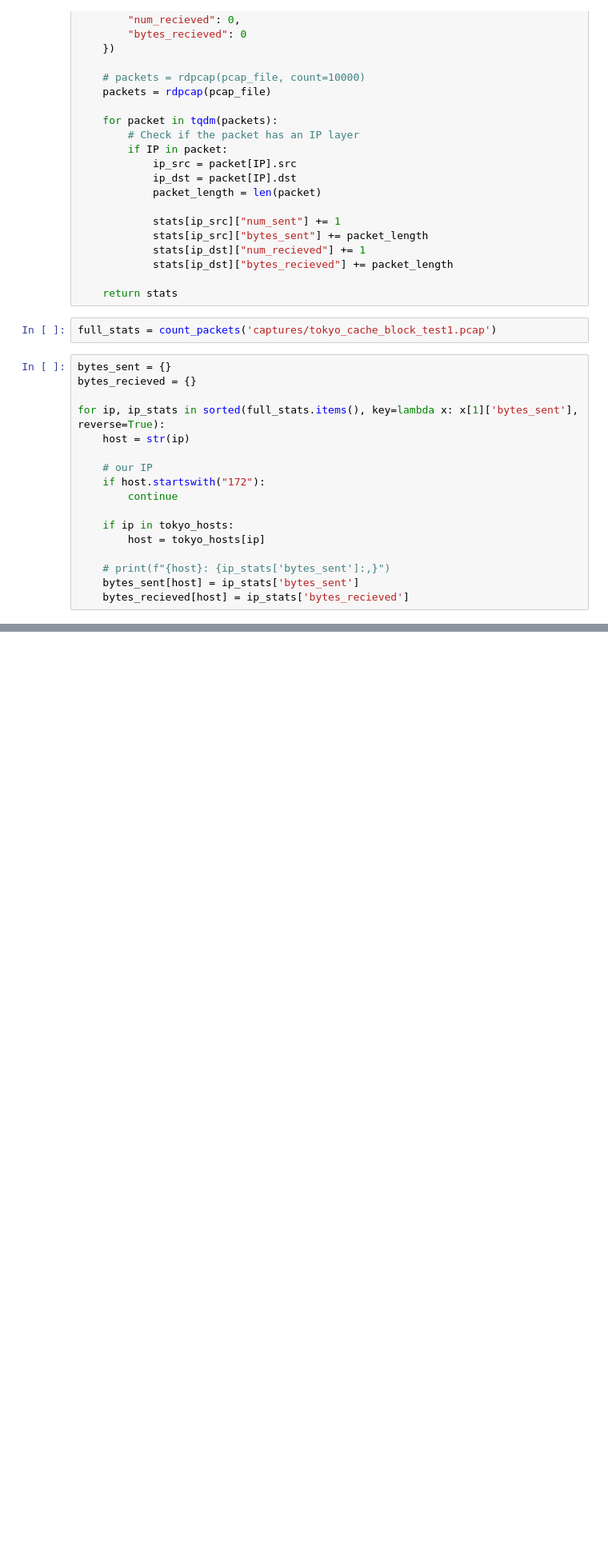
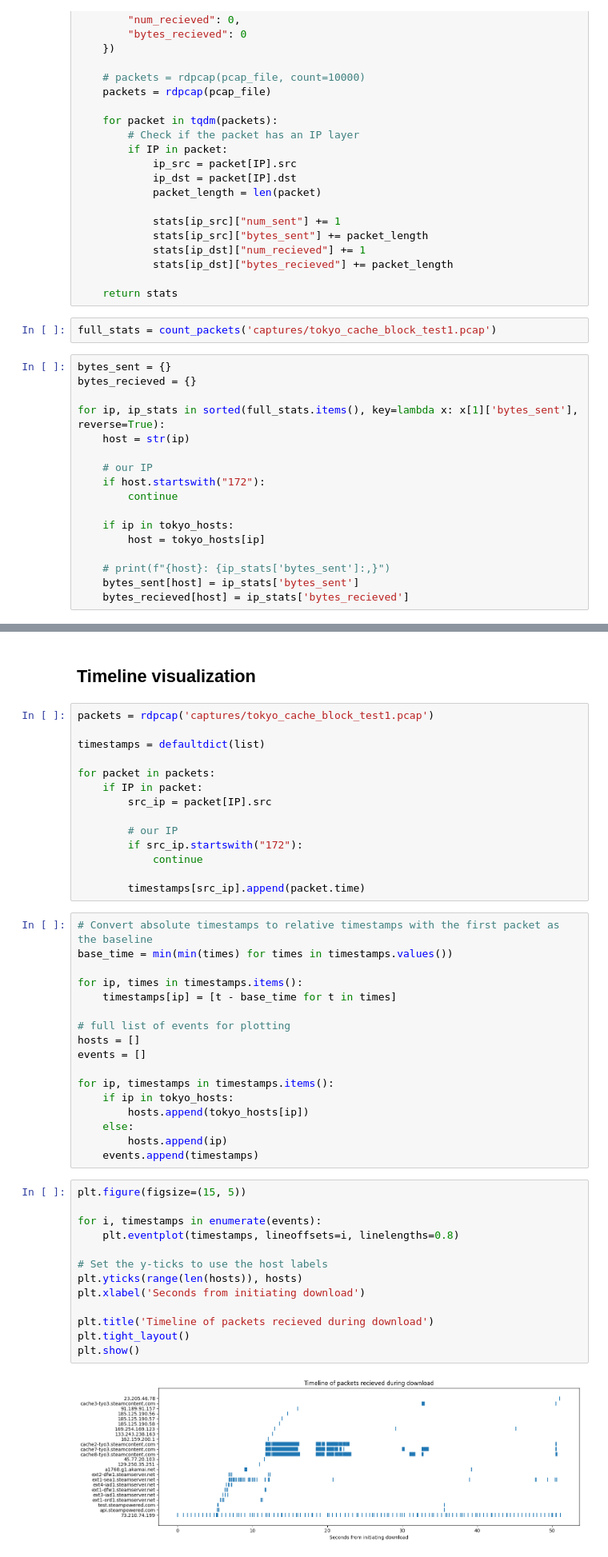
Before and after one commit to icemoon97/steam-pipes, a Jupyter notebook: visualization.ipynb, the cells around one changed output, grey strips where cells are left out. Shown at 80% size. Cells and saved outputs as stored; diff of their text form; blank space fills up the shorter version.

```diff
--- a/visualization.ipynb
+++ b/visualization.ipynb
@@ -94,0 +97,48 @@ plt.show()
+# %% [markdown]
+## Timeline visualization
+# %%
+packets = rdpcap('captures/tokyo_cache_block_test1.pcap')
+
+timestamps = defaultdict(list)
+
+for packet in packets:
+    if IP in packet:
+        src_ip = packet[IP].src
+
+        # our IP
+        if src_ip.startswith("172"):
+            continue
+
+        timestamps[src_ip].append(packet.time)
+# %%
+# Convert absolute timestamps to relative timestamps with the first packet as the baseline
+base_time = min(min(times) for times in timestamps.values())
+
+for ip, times in timestamps.items():
+    timestamps[ip] = [t - base_time for t in times]
+
+# full list of events for plotting
+hosts = []
+events = []
+
+for ip, timestamps in timestamps.items():
+    if ip in tokyo_hosts:
+        hosts.append(tokyo_hosts[ip])
+    else:
+        hosts.append(ip)
+    events.append(timestamps)
+# %%
+plt.figure(figsize=(15, 5))
+
+for i, timestamps in enumerate(events):
+    plt.eventplot(timestamps, lineoffsets=i, linelengths=0.8)
+
+# Set the y-ticks to use the host labels
+plt.yticks(range(len(hosts)), hosts)
+plt.xlabel('Seconds from initiating download')
+
+plt.title('Timeline of packets recieved during download')
+plt.tight_layout()
+plt.show()
+# %% [output]
+[figure, added]
```
Also changed, not shown: parts of 3 cells of this notebook.
